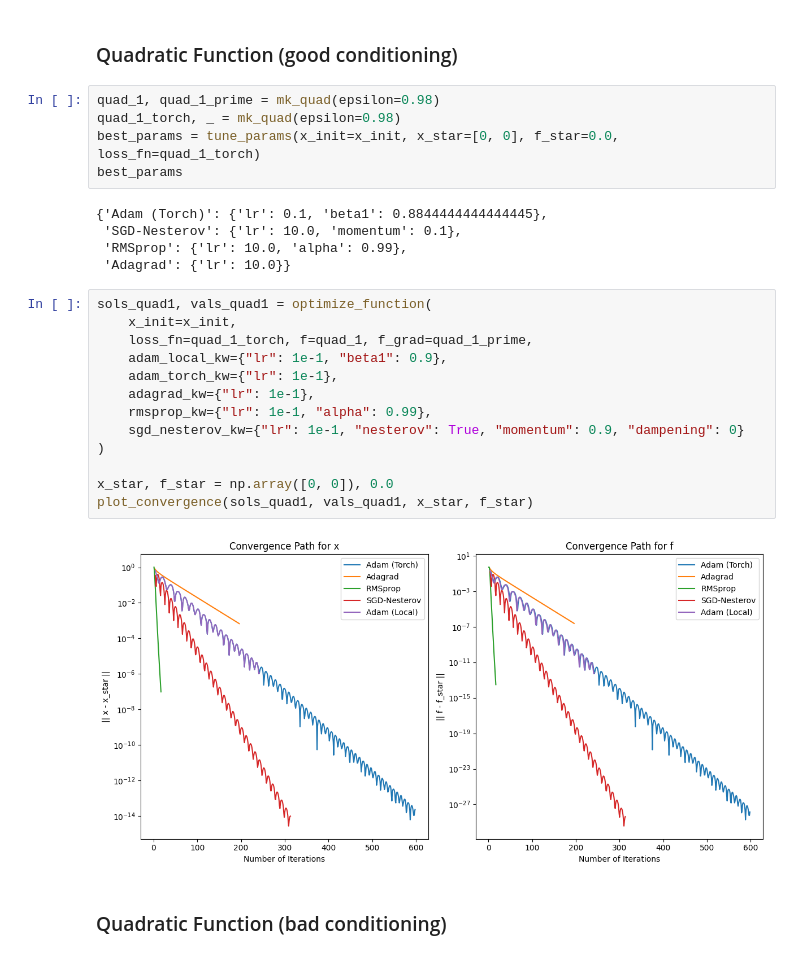
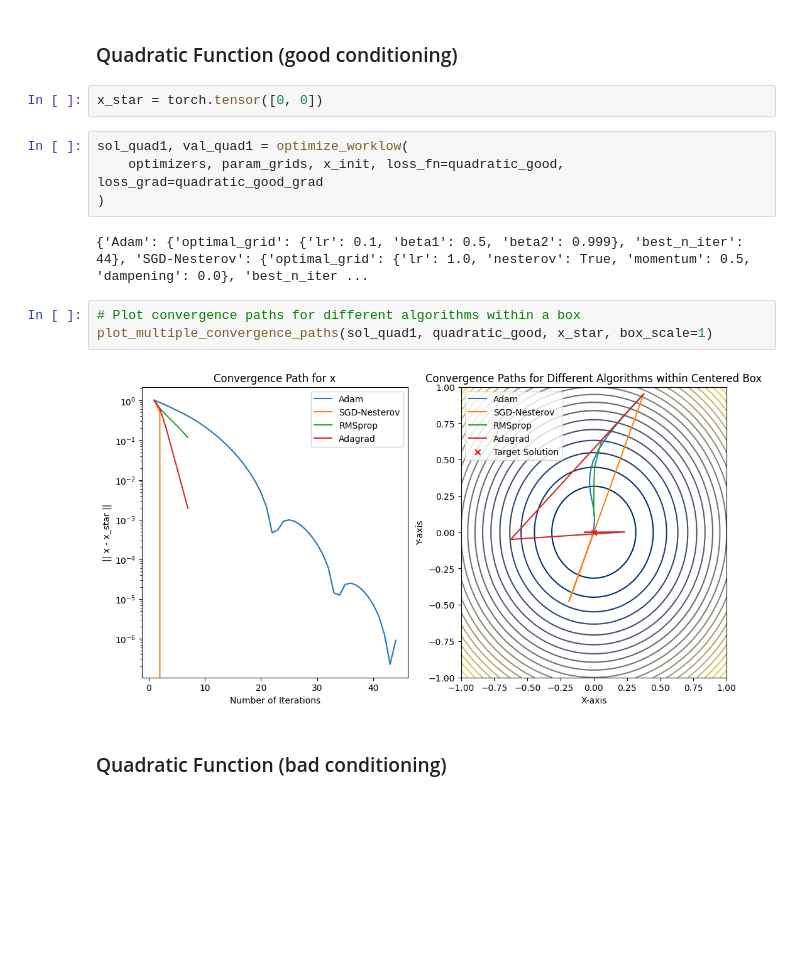
Before and after one commit to JulesBrable/AdvancedML, a Jupyter notebook: notebooks/algorithms.ipynb, the cells around one changed output. Drawn from its saved outputs; the diff is of its cells as text; blank space fills up the shorter version.

```diff
--- a/notebooks/algorithms.ipynb
+++ b/notebooks/algorithms.ipynb
@@ -379,29 +301,17 @@ plot_convergence(solutions, values, x_star, f_star)
 # %% [markdown]
 ### Quadratic Function (good conditioning)
-# %%
-quad_1, quad_1_prime = mk_quad(epsilon=0.98)
-quad_1_torch, _ = mk_quad(epsilon=0.98)
-best_params = tune_params(x_init=x_init, x_star=[0, 0], f_star=0.0, loss_fn=quad_1_torch)
-best_params
-# %% [output]
-{'Adam (Torch)': {'lr': 0.1, 'beta1': 0.8844444444444445},
- 'SGD-Nesterov': {'lr': 10.0, 'momentum': 0.1},
- 'RMSprop': {'lr': 10.0, 'alpha': 0.99},
- 'Adagrad': {'lr': 10.0}}
-# %%
-sols_quad1, vals_quad1 = optimize_function(
-    x_init=x_init,
-    loss_fn=quad_1_torch, f=quad_1, f_grad=quad_1_prime,
-    adam_local_kw={"lr": 1e-1, "beta1": 0.9},
-    adam_torch_kw={"lr": 1e-1},
-    adagrad_kw={"lr": 1e-1},
-    rmsprop_kw={"lr": 1e-1, "alpha": 0.99},
-    sgd_nesterov_kw={"lr": 1e-1, "nesterov": True, "momentum": 0.9, "dampening": 0}
-)
-
-x_star, f_star = np.array([0, 0]), 0.0
-plot_convergence(sols_quad1, vals_quad1, x_star, f_star)
-# %% [output]
-[figure, removed]
+# %%
+x_star = torch.tensor([0, 0])
+# %%
+sol_quad1, val_quad1 = optimize_worklow(
+    optimizers, param_grids, x_init, loss_fn=quadratic_good, loss_grad=quadratic_good_grad
+)
+# %% [output]
+{'Adam': {'optimal_grid': {'lr': 0.1, 'beta1': 0.5, 'beta2': 0.999}, 'best_n_iter': 44}, 'SGD-Nesterov': {'optimal_grid': {'lr': 1.0, 'nesterov': True, 'momentum': 0.5, 'dampening': 0.0}, 'best_n_iter ...
+# %%
+# Plot convergence paths for different algorithms within a box
+plot_multiple_convergence_paths(sol_quad1, quadratic_good, x_star, box_scale=1)
+# %% [output]
+[figure, added]
 # %% [markdown]
 ### Quadratic Function (bad conditioning)
```
Also changed, not shown: parts of 32 cells of this notebook, 5 other files.
